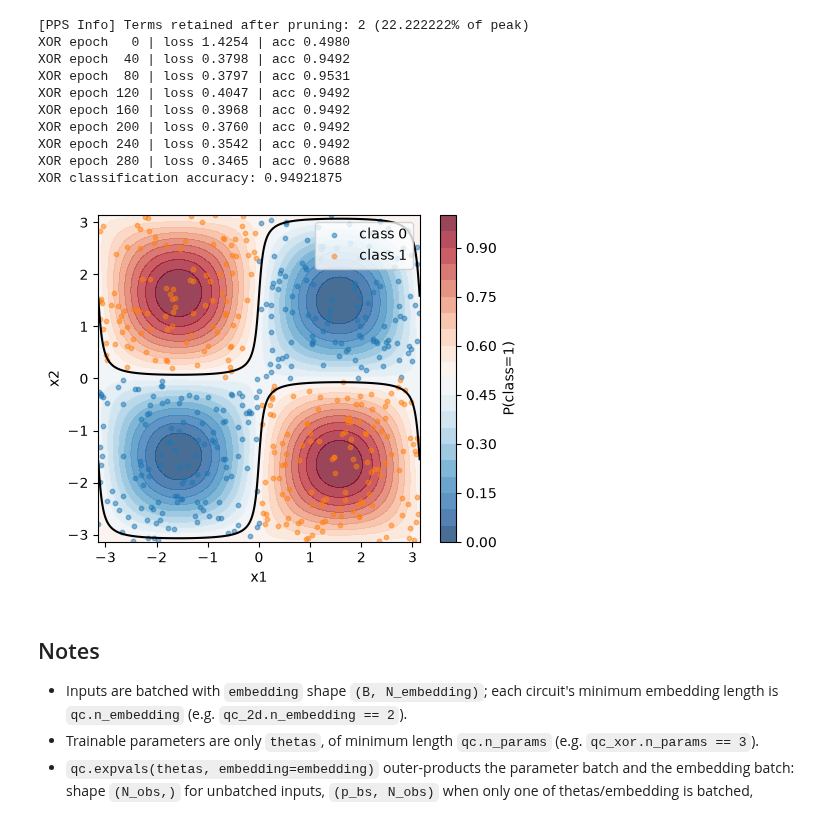
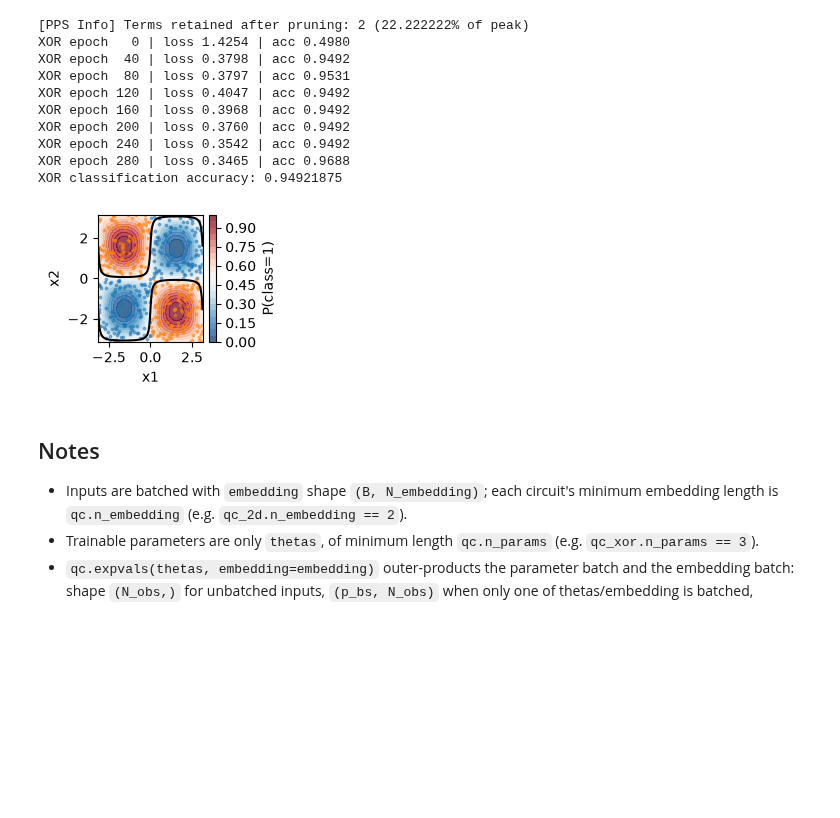
Before and after one commit to Norma-Q/PADO-Pauli, a Jupyter notebook: tutorial/04_embedding_batched_inputs_basics.ipynb, the cells around one changed output. Saved outputs shown, nothing was run; the diff lists cells and outputs as text; code cells hidden in the pictures; blank space fills up the shorter version.

```diff
--- a/tutorial/04_embedding_batched_inputs_basics.ipynb
+++ b/tutorial/04_embedding_batched_inputs_basics.ipynb
@@ -273,38 +272,37 @@ grid_lin = torch.linspace(-3.14159, 3.14159, 220, dtype=dtype, device=device)
 gx, gy = torch.meshgrid(grid_lin, grid_lin, indexing='xy')
 grid = torch.stack([gx.reshape(-1), gy.reshape(-1)], dim=1)
 
 # evaluate the grid in chunks to bound memory
 chunk_size = 4096
 p_parts = []
 with torch.no_grad():
     for s in range(0, grid.shape[0], chunk_size):
         gb = grid[s:s + chunk_size]
         p_parts.append(expv_to_prob(model_scalar(qc_xor, thetas_xor, gb)))
     p_grid = torch.cat(p_parts, dim=0)
     if device == 'cuda':
         torch.cuda.synchronize()
 
 p_img = p_grid.reshape(gx.shape).detach().cpu().numpy()
 levels = torch.linspace(0.0, 1.0, 21).cpu().numpy()
 
-plt.figure(figsize=(5, 4))
+plt.figure(figsize=(2.5, 2.0))
 cf = plt.contourf(gx.cpu().numpy(), gy.cpu().numpy(), p_img, levels=levels, cmap='RdBu_r', alpha=0.75)
 plt.contour(gx.cpu().numpy(), gy.cpu().numpy(), p_img, levels=[0.5], colors='k', linewidths=1.5)
 plt.colorbar(cf, label='P(class=1)')
 
 Xx_np = Xx.cpu().numpy()
 yx_np = yx.cpu().numpy()
-plt.scatter(Xx_np[yx_np < 0.5, 0], Xx_np[yx_np < 0.5, 1], s=10, alpha=0.5, label='class 0')
-plt.scatter(Xx_np[yx_np >= 0.5, 0], Xx_np[yx_np >= 0.5, 1], s=10, alpha=0.5, label='class 1')
+plt.scatter(Xx_np[yx_np < 0.5, 0], Xx_np[yx_np < 0.5, 1], s=3, alpha=0.5, label='class 0')
+plt.scatter(Xx_np[yx_np >= 0.5, 0], Xx_np[yx_np >= 0.5, 1], s=3, alpha=0.5, label='class 1')
 
 plt.xlabel('x1')
 plt.ylabel('x2')
-plt.legend(loc='upper right')
 plt.tight_layout()
 import os as _os; _os.makedirs("figures", exist_ok=True); plt.savefig("figures/fig_class_xor.png", dpi=150, bbox_inches="tight")
 plt.show()
 # %% [output]
-[figure, old version]
+[figure, new version]
 # %% [markdown]
 ## Notes
 - Inputs are batched with `embedding` shape `(B, N_embedding)`; each circuit's minimum embedding length is `qc.n_embedding` (e.g. `qc_2d.n_embedding == 2`).
```
Also changed, not shown: parts of 2 cells of this notebook, 23 other files.
